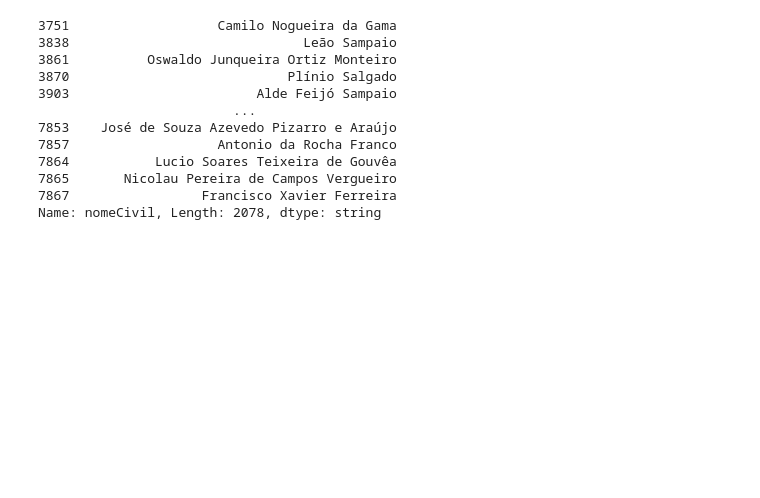
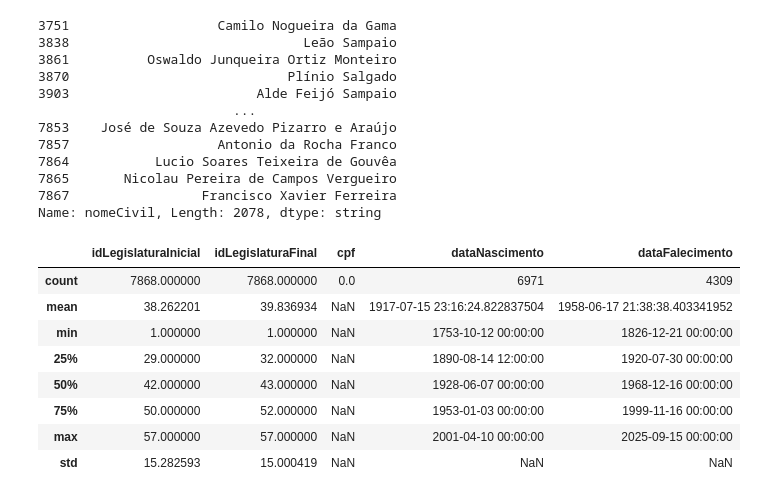
Before and after one commit to Gusthevo/Data-Science---Projects, a Jupyter notebook: notebooks/parlamentares.ipynb, the cells around one changed output. Drawn from its saved outputs; the diff is of its cells as text; code cells hidden in the pictures; blank space fills up the shorter version.

```diff
--- a/notebooks/despesas-parlamentares.ipynb
+++ b/notebooks/parlamentares.ipynb
@@ -107,3 +107,15 @@ for col in base_parlamentares:
 7865       Nicolau Pereira de Campos Vergueiro
 7867                 Francisco Xavier Ferreira
 Name: nomeCivil, Length: 2078, dtype: string
+# %%
+base_parlamentares.describe()
+# %% [output]
+|  | idLegislaturaInicial | idLegislaturaFinal | cpf | dataNascimento | dataFalecimento |
+| count | 7868.000000 | 7868.000000 | 0.0 | 6971 | 4309 |
+| mean | 38.262201 | 39.836934 | NaN | 1917-07-15 23:16:24.822837504 | 1958-06-17 21:38:38.403341952 |
+| min | 1.000000 | 1.000000 | NaN | 1753-10-12 00:00:00 | 1826-12-21 00:00:00 |
+| 25% | 29.000000 | 32.000000 | NaN | 1890-08-14 12:00:00 | 1920-07-30 00:00:00 |
+| 50% | 42.000000 | 43.000000 | NaN | 1928-06-07 00:00:00 | 1968-12-16 00:00:00 |
+| 75% | 50.000000 | 52.000000 | NaN | 1953-01-03 00:00:00 | 1999-11-16 00:00:00 |
+| max | 57.000000 | 57.000000 | NaN | 2001-04-10 00:00:00 | 2025-09-15 00:00:00 |
+| std | 15.282593 | 15.000419 | NaN | NaN | NaN |
```
Also changed, not shown: parts of 1 cell of this notebook, 1 other file.
